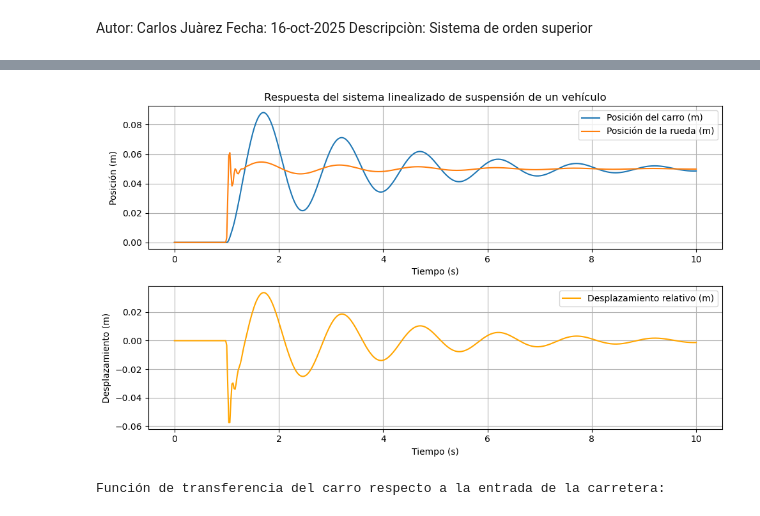
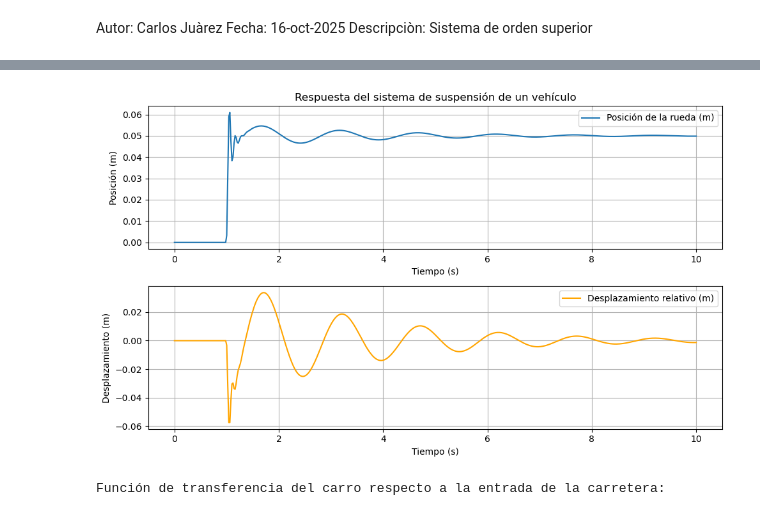
Before and after one commit to cjuarezramos/MMS022025, a Jupyter notebook: ejemplo1016_ordensuperior.ipynb, the cells around one changed output, grey strips where cells are left out. Drawn from its saved outputs; the diff is of its cells as text; code cells hidden in the pictures.

```diff
--- a/ejemplo1016_ordensuperior.ipynb
+++ b/ejemplo1016_ordensuperior.ipynb
@@ -78,36 +78,36 @@ def linearized_system(y, t):
     r = road_profile(t)
     dr = (road_profile(t + 0.01) - road_profile(t)) / 0.01  # Derivada de la entrada
     dx1dt = x2
     dx2dt = ( -Kc*(x1 - x3) - Bc*(x2 - x4) ) / Mc
     dx3dt = x4
     dx4dt = (-Bw*(x4 - dr) - Kw*(x3-r) + Bc*(x2-x4) + Kc*(x1 -x3) ) / Mw
     return [dx1dt, dx2dt, dx3dt, dx4dt]
 # Condiciones iniciales
 y0_lin = [0, 0, 0, 0]  # [posición carro, velocidad carro, posición rueda, velocidad rueda]
 # Solución de las ecuaciones diferenciales linealizadas
 solution_lin = odeint(linearized_system, y0_lin, t)
 x1_lin = solution_lin[:, 0]  # Posición del carro
 x3_lin = solution_lin[:, 2]  # Posición de la rueda
 # Graficar resultados del sistema linealizado
 plt.figure(figsize=(10, 6))
 plt.subplot(2, 1, 1)
-plt.plot(t, x1_lin, label='Posición del carro (m)')
+#plt.plot(t, x1_lin, label='Posición del carro (m)')
 plt.plot(t, x3_lin, label='Posición de la rueda (m)')
-plt.title('Respuesta del sistema linealizado de suspensión de un vehículo')
+plt.title('Respuesta del sistema de suspensión de un vehículo')
 plt.xlabel('Tiempo (s)')
 plt.ylabel('Posición (m)')
 plt.legend()
 plt.grid()
 plt.subplot(2, 1, 2)
 plt.plot(t, x1_lin - x3_lin, label='Desplazamiento relativo (m)', color='orange')
 plt.xlabel('Tiempo (s)')
 plt.ylabel('Desplazamiento (m)')
 plt.legend()
 plt.grid()
 plt.tight_layout()
 plt.show()
 # %% [output]
-[figure, old version]
+[figure, new version]
 # %%
 # Funcion de transferencia
 import sympy as sp
```
Also changed, not shown: parts of 1 cell of this notebook, 2 other files.
